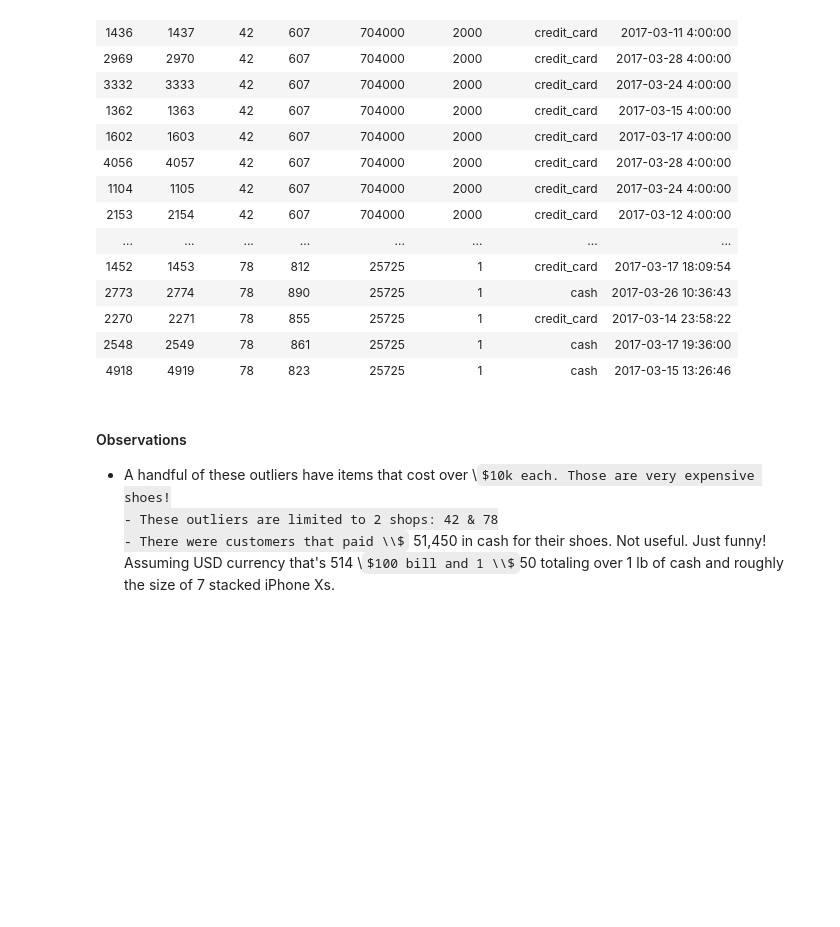
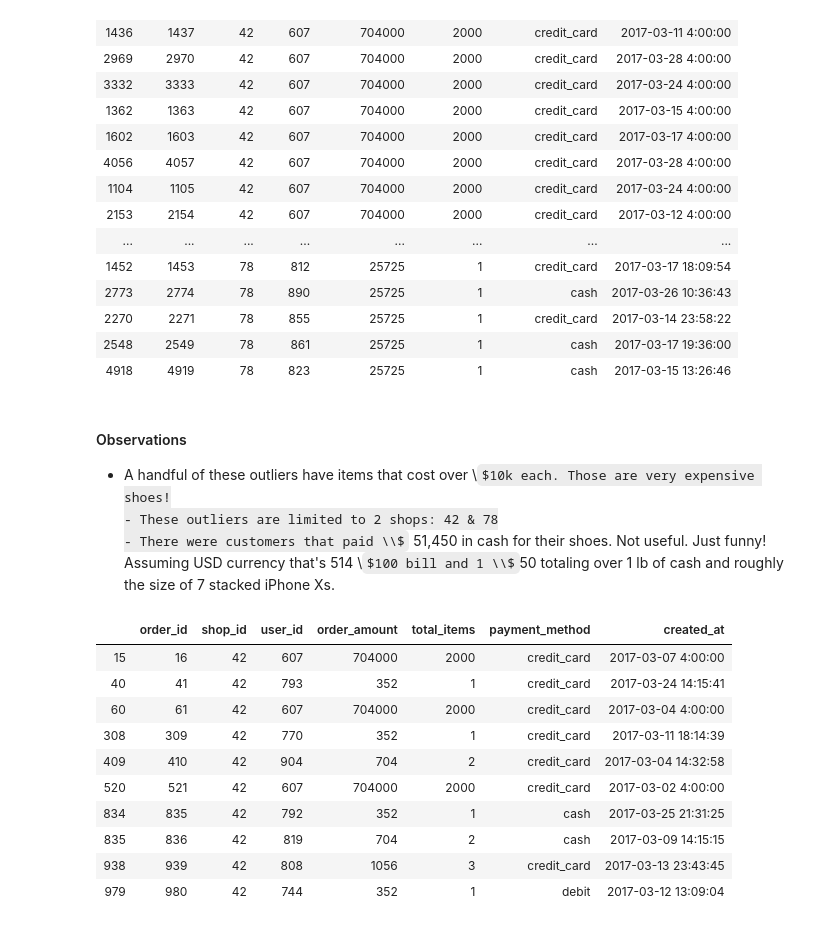
Before and after one commit to RaymondDashWu/shopify-winter-2021-ds-application, a Jupyter notebook: Sneaker Shop Analysis.ipynb, the cells around one changed output. Drawn from its saved outputs; the diff is of its cells as text; code cells hidden in the pictures; some formulas as TeX source; blank space fills up the shorter version.

Commit message:
[ADD] Outlier EDA

```diff
--- a/Sneaker Shop Analysis.ipynb
+++ b/Sneaker Shop Analysis.ipynb
@@ -79,3 +79,19 @@ df_over_10k.sort_values(by = "order_amount", ascending = False).head(63)
 - A handful of these outliers have items that cost over \\$10k each. Those are very expensive shoes!
 - These outliers are limited to 2 shops: 42 & 78
 - There were customers that paid \\$51,450 in cash for their shoes. Not useful. Just funny! Assuming USD currency that's 514 \\$100 bill and 1 \\$50 totaling over 1 lb of cash and roughly the size of 7 stacked iPhone Xs.
+# %%
+# Hypothesis 1: Shop 42 and 78 only had sales that were outliers. If so, they could possibly be dropped
+df_shop_42 = df[df["shop_id"] == 42]
+df_shop_42.head(10)
+# %% [output]
+|  | order_id | shop_id | user_id | order_amount | total_items | payment_method | created_at |
+| 15 | 16 | 42 | 607 | 704000 | 2000 | credit_card | 2017-03-07 4:00:00 |
+| 40 | 41 | 42 | 793 | 352 | 1 | credit_card | 2017-03-24 14:15:41 |
+| 60 | 61 | 42 | 607 | 704000 | 2000 | credit_card | 2017-03-04 4:00:00 |
+| 308 | 309 | 42 | 770 | 352 | 1 | credit_card | 2017-03-11 18:14:39 |
+| 409 | 410 | 42 | 904 | 704 | 2 | credit_card | 2017-03-04 14:32:58 |
+| 520 | 521 | 42 | 607 | 704000 | 2000 | credit_card | 2017-03-02 4:00:00 |
+| 834 | 835 | 42 | 792 | 352 | 1 | cash | 2017-03-25 21:31:25 |
+| 835 | 836 | 42 | 819 | 704 | 2 | cash | 2017-03-09 14:15:15 |
+| 938 | 939 | 42 | 808 | 1056 | 3 | credit_card | 2017-03-13 23:43:45 |
+| 979 | 980 | 42 | 744 | 352 | 1 | debit | 2017-03-12 13:09:04 |
```
Also changed, not shown: parts of 1 cell of this notebook.
